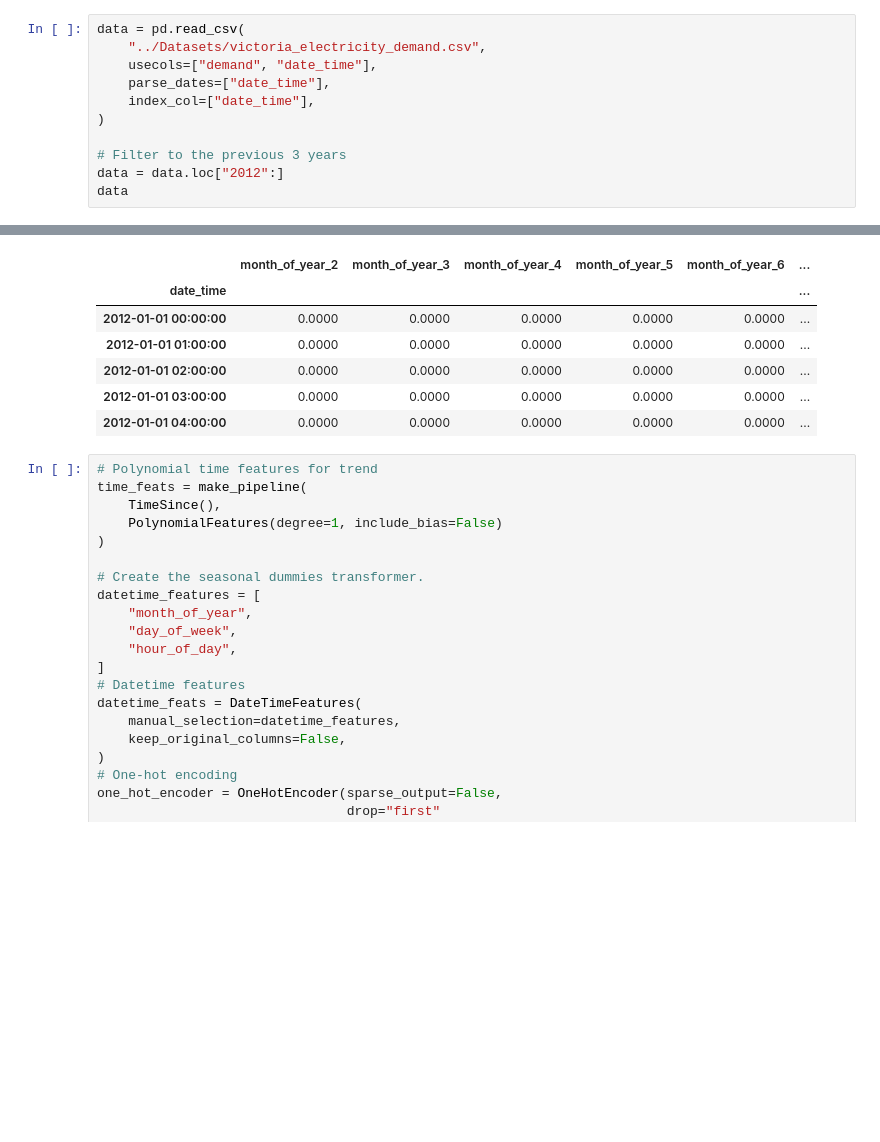
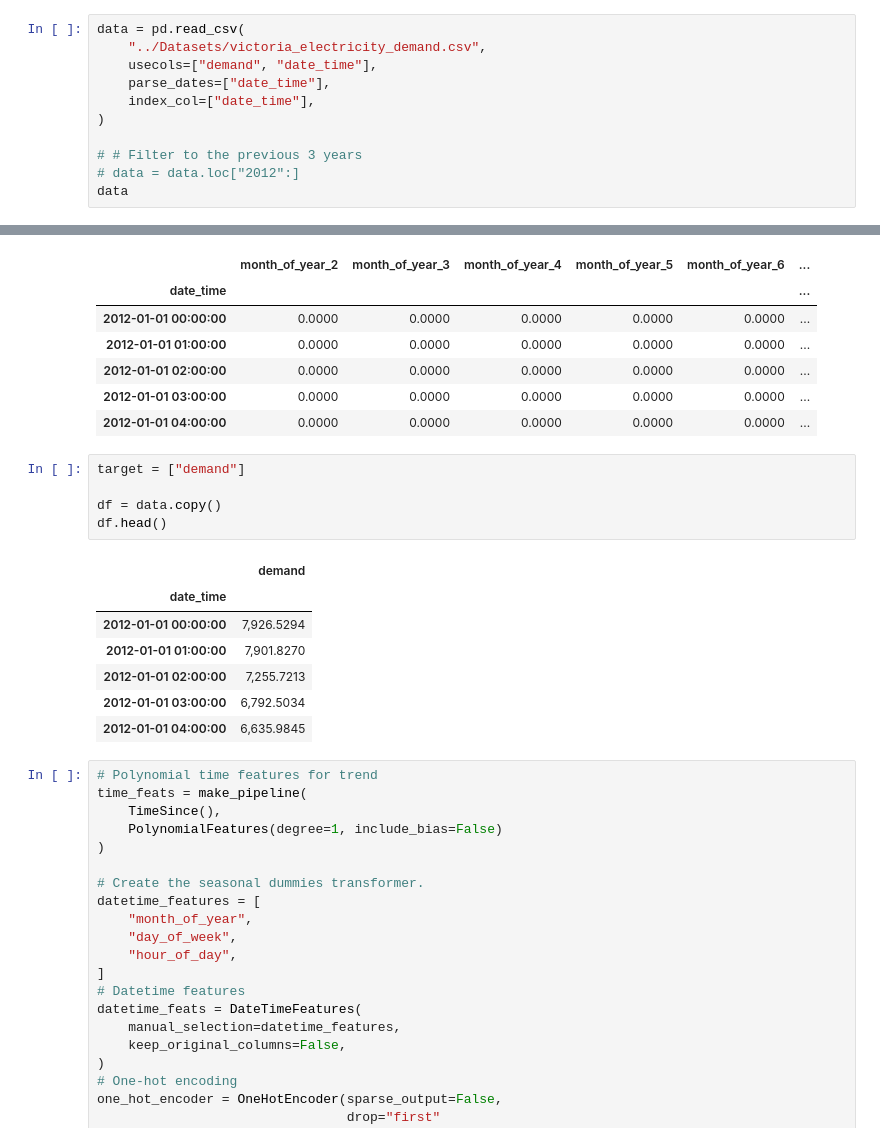
Before and after one commit to razielar/feature_engineering_ts_forecasting, a Jupyter notebook: 09_seasonality_features/03_seasonal_dummies.ipynb, the cells around one changed output, grey strips where cells are left out. Saved outputs shown, nothing was run; the diff lists cells and outputs as text; blank space fills up the shorter version.

```diff
--- a/09_seasonality_features/03_seasonal_dummies.ipynb
+++ b/09_seasonality_features/03_seasonal_dummies.ipynb
@@ -48,8 +48,8 @@ data = pd.read_csv(
     index_col=["date_time"],
 )
 
-# Filter to the previous 3 years
-data = data.loc["2012":]
+# # Filter to the previous 3 years
+# data = data.loc["2012":]
 data
 # %% [output]
 |  | demand |
@@ -159,6 +158,19 @@ result.head()
 | 2012-01-01 02:00:00 | 0.0000 | 0.0000 | 0.0000 | 0.0000 | 0.0000 | ... |
 | 2012-01-01 03:00:00 | 0.0000 | 0.0000 | 0.0000 | 0.0000 | 0.0000 | ... |
 | 2012-01-01 04:00:00 | 0.0000 | 0.0000 | 0.0000 | 0.0000 | 0.0000 | ... |
+# %%
+target = ["demand"]
+
+df = data.copy()
+df.head()
+# %% [output]
+|  | demand |
+| date_time |  |
+| 2012-01-01 00:00:00 | 7,926.5294 |
+| 2012-01-01 01:00:00 | 7,901.8270 |
+| 2012-01-01 02:00:00 | 7,255.7213 |
+| 2012-01-01 03:00:00 | 6,792.5034 |
+| 2012-01-01 04:00:00 | 6,635.9845 |
 # %%
 # Polynomial time features for trend
 time_feats = make_pipeline(
```
Also changed, not shown: parts of 2 cells of this notebook, 1 other file.
